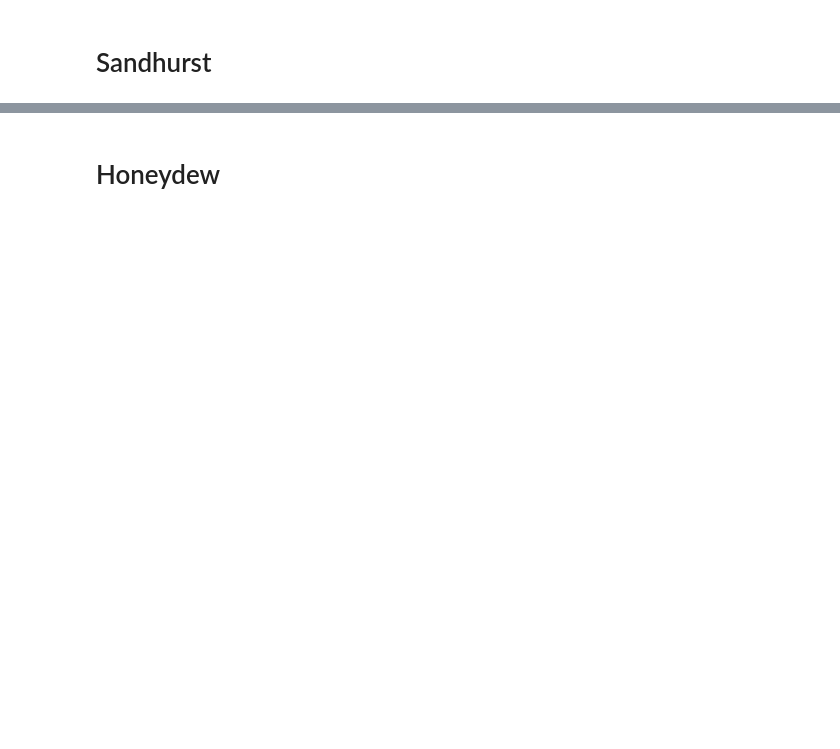
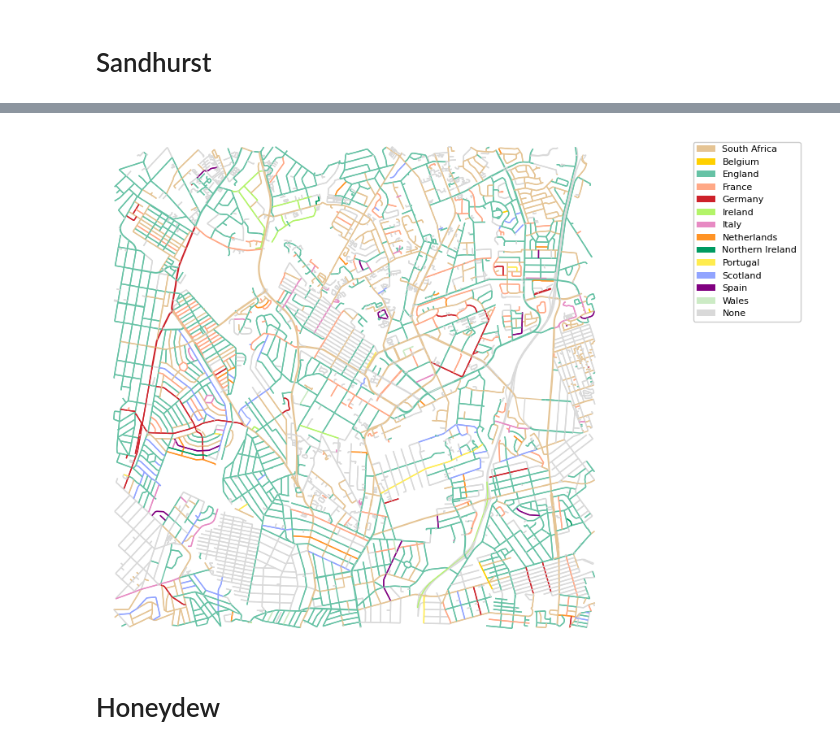
Before and after one commit to Emily-RoseSteyn/south-africa-street-history-mapping, a Jupyter notebook: notebooks/plotting-places.ipynb, the cells around one changed output, grey strips where cells are left out. Saved outputs shown, nothing was run; the diff lists cells and outputs as text; code cells hidden in the pictures; blank space fills up the shorter version.

```diff
--- a/notebooks/plotting-places.ipynb
+++ b/notebooks/plotting-places.ipynb
@@ -32,4 +45,5 @@ gdf_soweto.explore(column="origin", color=lambda x: get_colour(x))
 # %%
 address = "Sandhurst, Johannesburg, South Africa"
 graph_sandhurst, gdf_sandhurst, map_fig_sandhurst = map_origin_of_address(address, default_distance, default_line_width)
-gdf_sandhurst.explore(column="origin", color=lambda x: get_colour(x))
+# gdf_sandhurst.explore(column="origin", color=lambda x: get_colour(x))
+# %% [output]
@@ -36,3 +56,4 @@ gdf_sandhurst.explore(column="origin", color=lambda x: get_colour(x))
+[figure, added]
 # %% [markdown]
 # Honeydew
 # %%
```
Also changed, not shown: parts of 9 cells of this notebook.
